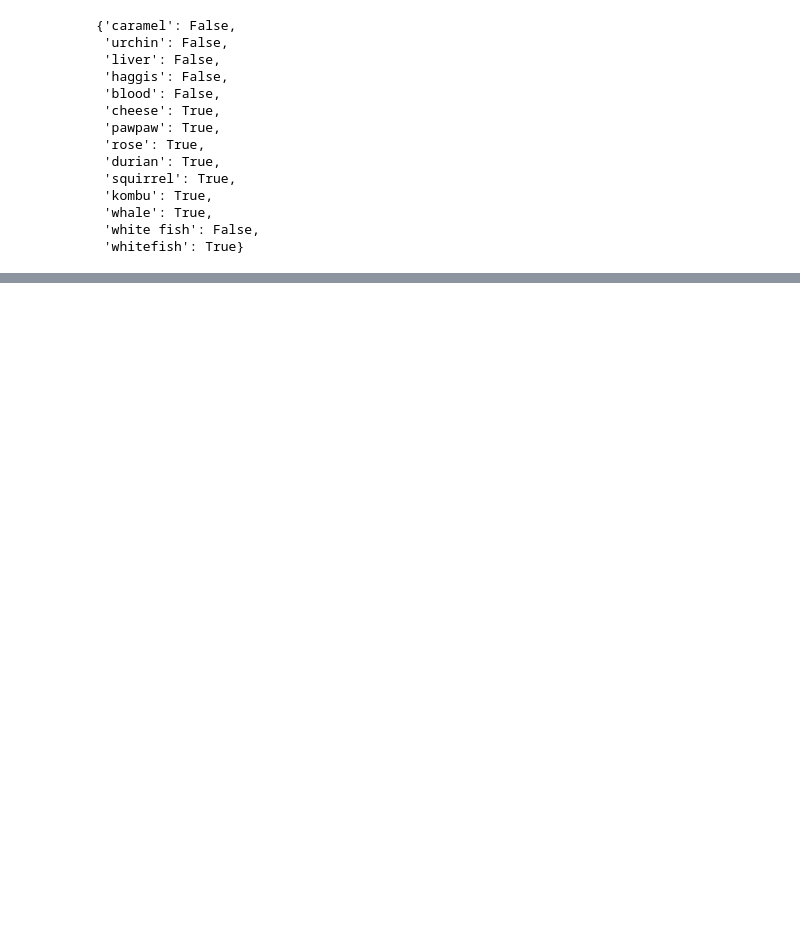
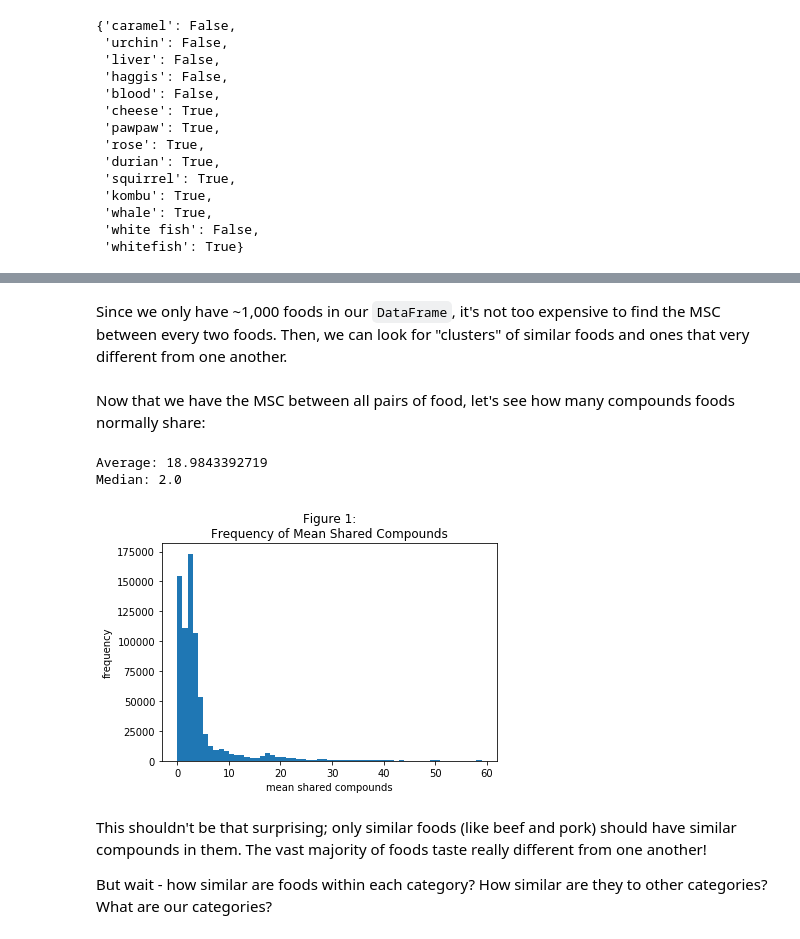
Before and after one commit to vchoo/vchoo.github.io, a Jupyter notebook: food-tutorial.ipynb, the cells around one changed output, grey strips where cells are left out. Cells and saved outputs as stored; diff of their text form; code cells hidden in the pictures; blank space fills up the shorter version.

```diff
--- a/food-tutorial.ipynb
+++ b/food-tutorial.ipynb
@@ -303,0 +375,32 @@ Of course, we wouldn't expect this database to have the food compounds of carame
+# %% [markdown]
+Since we only have ~1,000 foods in our ``DataFrame``, it's not too expensive to find the MSC between every two foods. Then, we can look for "clusters" of similar foods and ones that very different from one another.
+# %%
+len_flavor = len(flavor_df.index)
+food_msc = np.ndarray((len_flavor, len_flavor))
+for i in range(len_flavor):
+    for j in range(i + 1, len_flavor):
+        food_msc[i][j] = msc([i, j], flavor_df, use_index=True)
+        food_msc[j][i] = food_msc[i][j]
+# %% [markdown]
+Now that we have the MSC between all pairs of food, let's see how many compounds foods normally share:
+# %%
+msc_data = food_msc.reshape(len_flavor**2)
+
+print('Average: ' + str(np.average(msc_data)))
+print('Median: ' + str(np.median(msc_data)))
+
+fignum = 1
+plt.hist(msc_data, bins=list(range(60)))
+plt.title('Figure ' + str(fignum) + ':\nFrequency of Mean Shared Compounds')
+plt.xlabel('mean shared compounds')
+plt.ylabel('frequency')
+plt.show()
+fignum += 1
+# %% [output]
+Average: 18.9843392719
+Median: 2.0
+[figure, added]
+# %% [markdown]
+This shouldn't be that surprising; only similar foods (like beef and pork) should have similar compounds in them. The vast majority of foods taste really different from one another!
+
+But wait - how similar are foods within each category? How similar are they to other categories? What are our categories?
```
Also changed, not shown: parts of 32 cells of this notebook.
